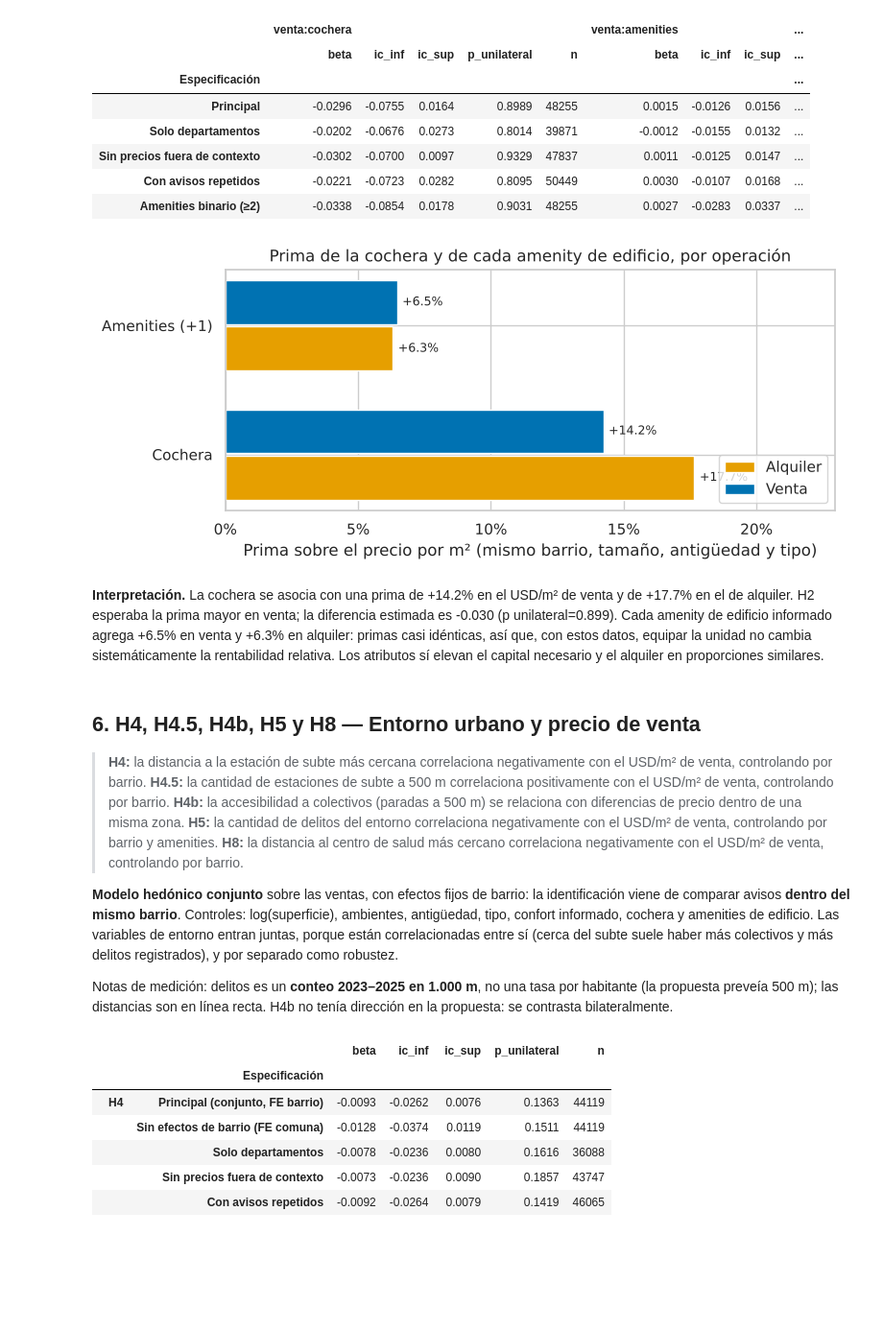
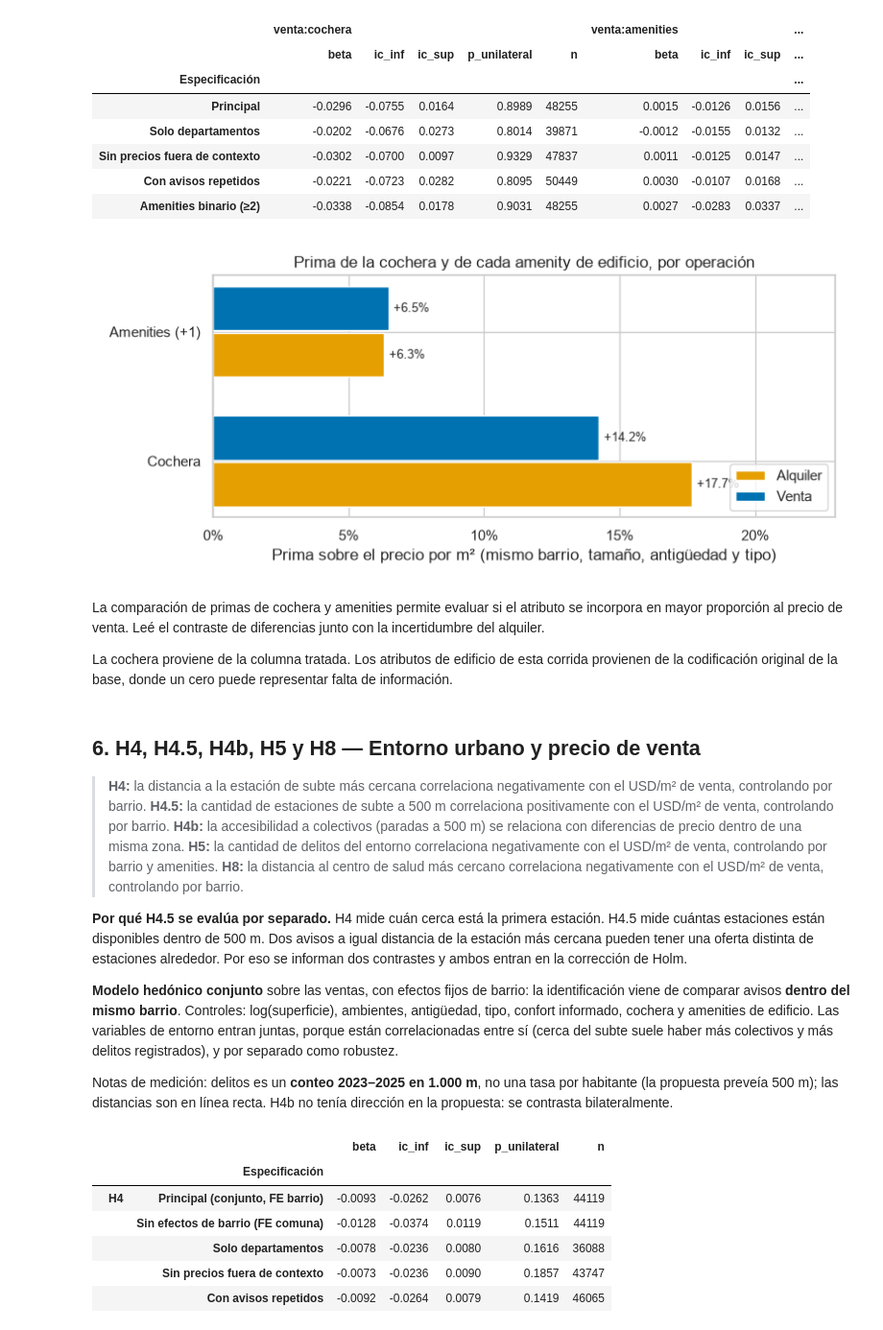
Before and after one commit to FrancisconiMorel/TP-Analisis-Descriptivo-Inmobiliario-CABA, a Jupyter notebook: notebooks/05_analisis_de_hipotesis.ipynb, the cells around one changed output. Shown at 96% size. Drawn from its saved outputs; the diff is of its cells as text; code cells hidden in the pictures; blank space fills up the shorter version.

```diff
--- a/notebooks/05_analisis_de_hipotesis.ipynb
+++ b/notebooks/05_analisis_de_hipotesis.ipynb
@@ -544,33 +529,30 @@ display(pd.concat({'venta:cochera': rob_cochera[['beta', 'ic_inf', 'ic_sup', 'p_
 # %%
 fig, ax = plt.subplots(figsize=(8, 3.6))
 y = np.arange(len(primas))
 for k, (op, col) in enumerate([('Alquiler', 'Prima_alquiler'), ('Venta', 'Prima_venta')]):
     ax.barh(y + (k - .5) * .36, primas[col], height=.34, color=COLORES_OPERACION[op], label=op)
     for yi, v in zip(y, primas[col]):
         ax.annotate(f'{v:+.1%}', (v, yi + (k - .5) * .36), xytext=(4, 0), textcoords='offset points', va='center', fontsize=9)
 ax.set_yticks(y, primas.index)
 ax.xaxis.set_major_formatter(plt.FuncFormatter(lambda v, _: f'{v:.0%}'))
 ax.set(xlabel='Prima sobre el precio por m² (mismo barrio, tamaño, antigüedad y tipo)',
        title='Prima de la cochera y de cada amenity de edificio, por operación')
 ax.legend(loc='lower right'); ax.set_xlim(0, primas[['Prima_alquiler', 'Prima_venta']].max().max() * 1.3)
 plt.tight_layout(); plt.show()
 
 for termino, nombre, rob in [('cochera', 'H2a', rob_cochera), ('amenities_edificio', 'H2b', rob_amen)]:
     r = contraste(h2['Principal'], f'venta:{termino}', +1)
     registrar(nombre, f'Prima de {"la cochera" if termino == "cochera" else "los amenities"} mayor en venta que en alquiler',
               f'{r["beta"]:+.3f}', f'[{r["ic_inf"]:+.3f}, {r["ic_sup"]:+.3f}]', r['p_unilateral'],
               f'{np.expm1(-r["beta"]):+.1%} en la rentabilidad bruta de la unidad', f'{rob.Signo_esperado.sum()}/{len(rob)}',
               r['n'], 'Diferencia de coeficientes; errores por barrio', signo_ok=r['beta'] > 0)
 c = primas.loc['Cochera']
-lectura(f'La cochera se asocia con una prima de {c.Prima_venta:+.1%} en el USD/m² de venta y de {c.Prima_alquiler:+.1%} '
-        f'en el de alquiler. H2 esperaba la prima mayor en venta; la diferencia estimada es {c["Diferencia_beta (venta − alquiler)"]:+.3f} '
-        f'(p unilateral={c.p_unilateral_H2:.3f}). Cada amenity de edificio informado agrega '
-        f'{primas.loc["Amenities (+1)"].Prima_venta:+.1%} en venta y {primas.loc["Amenities (+1)"].Prima_alquiler:+.1%} en alquiler: '
-        'primas casi idénticas, así que, con estos datos, equipar la unidad no cambia sistemáticamente la rentabilidad '
-        'relativa. Los atributos sí elevan el capital necesario y el alquiler en proporciones similares.')
 # %% [output]
-[figure, old version]
+[figure, new version]
-**Interpretación.** La cochera se asocia con una prima de +14.2% en el USD/m² de venta y de +17.7% en el de alquiler. H2 esperaba la prima mayor en venta; la diferencia estimada es -0.030 (p unilateral=0.899). Cada amenity de edificio informado agrega +6.5% en venta y +6.3% en alquiler: primas casi idénticas, así que, con estos datos, equipar la unidad no cambia sistemáticamente la rentabilidad relativa. Los atributos sí elevan el capital necesario y el alquiler en proporciones similares.
+# %% [markdown]
+La comparación de primas de cochera y amenities permite evaluar si el atributo se incorpora en mayor proporción al precio de venta. Leé el contraste de diferencias junto con la incertidumbre del alquiler.
+
+La cochera proviene de la columna tratada. Los atributos de edificio de esta corrida provienen de la codificación original de la base, donde un cero puede representar falta de información.
 # %% [markdown]
 ## 6. H4, H4.5, H4b, H5 y H8 — Entorno urbano y precio de venta
 
@@ -580,6 +562,8 @@ lectura(f'La cochera se asocia con una prima de {c.Prima_venta:+.1%} en el USD/m
 > **H5:** la cantidad de delitos del entorno correlaciona negativamente con el USD/m² de venta, controlando por barrio y amenities.
 > **H8:** la distancia al centro de salud más cercano correlaciona negativamente con el USD/m² de venta, controlando por barrio.
 
+**Por qué H4.5 se evalúa por separado.** H4 mide cuán cerca está la primera estación. H4.5 mide cuántas estaciones están disponibles dentro de 500 m. Dos avisos a igual distancia de la estación más cercana pueden tener una oferta distinta de estaciones alrededor. Por eso se informan dos contrastes y ambos entran en la corrección de Holm.
+
 **Modelo hedónico conjunto** sobre las ventas, con efectos fijos de barrio: la identificación viene de comparar avisos **dentro del mismo barrio**. Controles: log(superficie), ambientes, antigüedad, tipo, confort informado, cochera y amenities de edificio. Las variables de entorno entran juntas, porque están correlacionadas entre sí (cerca del subte suele haber más colectivos y más delitos registrados), y por separado como robustez.
 
 Notas de medición: delitos es un **conteo 2023–2025 en 1.000 m**, no una tasa por habitante (la propuesta preveía 500 m); las distancias son en línea recta. H4b no tenía dirección en la propuesta: se contrasta bilateralmente.
```
Also changed, not shown: parts of 44 cells of this notebook, 17 other files.
